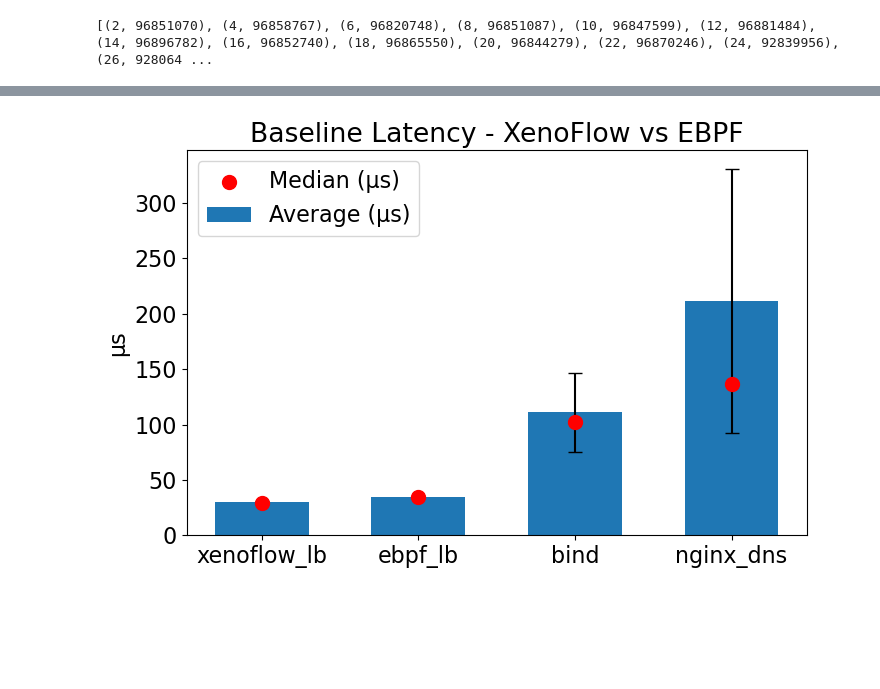
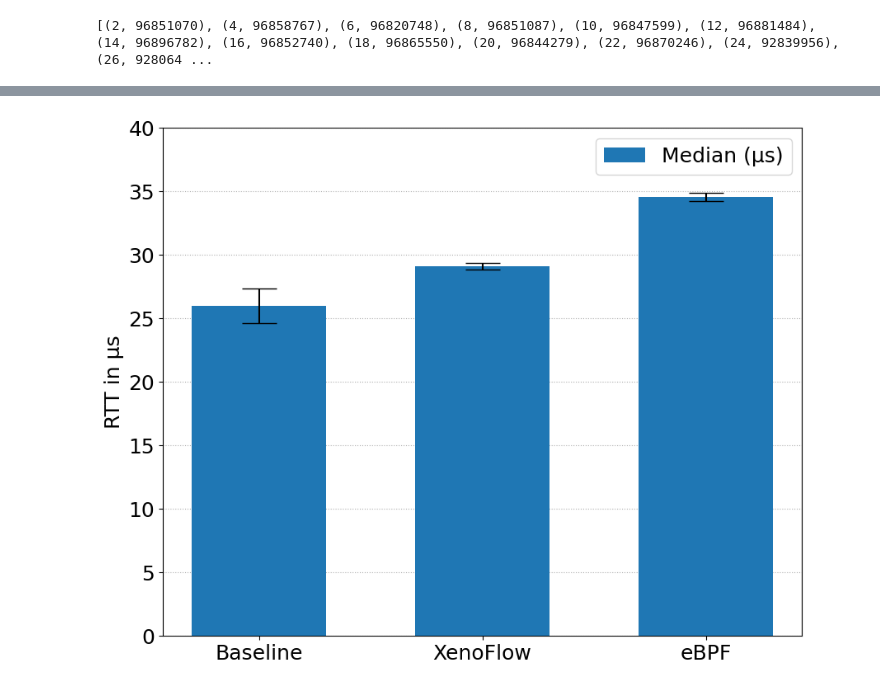
Before and after one commit to gespel/Bachelorarbeit, a Jupyter notebook: notebooks/paper.ipynb, the cells around one changed output, grey strips where cells are left out. Saved outputs shown, nothing was run; the diff lists cells and outputs as text; code cells hidden in the pictures; blank space fills up the shorter version.

```diff
--- a/notebooks/paper.ipynb
+++ b/notebooks/paper.ipynb
@@ -40,10 +40,10 @@ print(theoretical)
 
 plt.figure(figsize=(12, 8))
 plt.tight_layout()
-plt.rcParams.update({'font.size': 16})
+plt.rcParams.update({'font.size': 18})
 
 plt.plot(p_size, pps, "-s", label="Packetrate")
-plt.title("Relationship Between Packet Size and Packet Rate")
+#plt.title("Relationship Between Packet Size and Packet Rate")
 plt.xlabel("UDP Payload in Bytes")
 plt.ylabel("Packets/s")
 plt.xscale('log', base=2)
@@ -65,6 +65,7 @@ plt.plot(p_size[0:], theoretical, "--", label="Theoretical Maximum")
 
 plt.legend(loc="upper right")
 plt.grid(True)
+plt.tight_layout()
 plt.savefig("pps_pps.pdf")
 plt.show()
 # %% [output]
@@ -90,10 +91,10 @@ for m in data:
 
 theoretical = [(100*1000**3/8) for ps in p_size[0:]]
 print(theoretical)
-plt.rcParams.update({'font.size': 16})
+plt.rcParams.update({'font.size': 18})
 plt.figure(figsize=(12, 8))
 plt.plot(p_size, pps, "-s", label="Maximum Bandwidth")
-plt.title("Relationship Between Packet Size and Bandwidth")
+#plt.title("Relationship Between Packet Size and Bandwidth")
 plt.xlabel("UDP Payload in Bytes")
 plt.ylabel("Maximum Bandwith in Gbit/s")
 plt.xscale('log', base=2)
@@ -118,6 +119,7 @@ plt.plot(p_size[0:], theoretical, "--", label="Theoretical Maximum")
 
 plt.legend(loc="lower right")
 plt.grid(True)
+plt.tight_layout()
 plt.savefig("pps_bandwidth.pdf")
 plt.show()
 # %% [output]
@@ -228,17 +230,19 @@ for p in paketloss:
     x.append(p[0])
     y.append(p[1]*100)
 
+plt.rcParams.update({'font.size': 18})
 plt.figure(figsize=(10, 6))
 plt.grid(True)
 plt.plot(x, y, "-x", label="Paketloss in %")
-plt.title("Relationship Between LB Load and Paketloss")
+#plt.title("Relationship Between LB Load and Paketloss")
 plt.xlabel("Packets/s Load")
 tick_indecies = [0, 1, 2, 3, 4, 5, 10, 15, 16, 17, 18]
 plt.xticks([x[i] for i in tick_indecies], [f"{str(int(x[i]/1_000_000)) + " Mio."}" for i in tick_indecies], rotation=45)
 #plt.xticks(x, [str(int(val/1_000_000)) + " Mio." for val in x], rotation=45)
 plt.ylabel("Paketloss in %")
 plt.legend()
-plt.savefig("pps_paketloss.pdf", bbox_inches="tight")
+plt.tight_layout()
+plt.savefig("pps_paketloss.pdf")
 plt.show()
 # %% [output]
 [(15074875, 0.0), (30152323, 0.0), (45229374, 0.0), (60307326, 0.0), (75384399, 0.0), (90465807, 0.0), (91471770, 0.0), (92477930, 0.0), (93481860, 0.0), (94485335, 0.0), (95492131, 0.0), (96495199, 0 ...
@@ -246,40 +250,47 @@ plt.show()
 # %%
 data = [("xenoflow_lb", 29.136870), ("ebpf_lb", 34.698115), ("bind", 111.172597), ("nginx_dns", 211.496353)]
 
 import matplotlib.pyplot as plt
 import numpy as np
 
-labels = ["xenoflow_lb", "ebpf_lb", "bind", "nginx_dns"]
+labels = ["Baseline", "XenoFlow", "eBPF"]
 x = np.arange(len(labels))
 
 averages = [
-    np.mean([29.520194, 30.649768, 29.136870]),  # xenoflow_lb
+    25.825736,
+    np.mean([29.520194, 29.527040, 29.136870]),  # xenoflow_lb
     np.mean([34.835604, 35.025279, 34.698115]),  # ebpf_lb
-    111.172597,  # bind
-    211.496353   # nginx_dns
+#    111.172597,  # bind
+#    211.496353   # nginx_dns
 ]
 
 medians = [
+    25.987625,
     np.mean([29.087067, 29.087067, 29.087067]),  # xenoflow_lb
     np.mean([34.093857, 34.809113, 34.809113]),  # ebpf_lb
-    102.519989,  # bind
-    136.971474   # nginx_dns
+#    102.519989,  # bind
+#    136.971474   # nginx_dns
 ]
 
 stddevs = [
-    np.std([29.520194, 30.649768, 29.136870], ddof=1),  # xenoflow_lb
-    np.std([34.835604, 35.025279, 34.698115], ddof=1),  # ebpf_lb
-    35.756321,
-    119.529759
+    1.354865,
+    np.std([1.296268, 1.733186, 1.243285], ddof=1),  # xenoflow_lb
+    np.std([1.273546, 1.807213, 1.276924], ddof=1),  # ebpf_lb
+#    35.756321,
+#    119.529759
 ]
 
-plt.figure(figsize=(8,5))
-plt.bar(x, averages, width=0.6, yerr=stddevs, capsize=5, label='Average (µs)')
-plt.scatter(x, medians, color="red", label='Median (µs)', zorder=5, s=100)
-plt.xticks(x, labels)
-plt.ylabel('µs')
-plt.title('Baseline Latency - XenoFlow vs EBPF')
-plt.legend()
+fig, ax = plt.subplots(figsize=(10, 8))
+ax.set_axisbelow(True)
+ax.grid(True, axis='y', linestyle=':')
+
+ax.bar(x, medians, width=0.6, yerr=stddevs, capsize=15, label='Median (µs)')
+ax.set_xticks(x, labels)
+ax.set_ylim(0, 40)
+ax.set_ylabel('RTT in µs')
+#plt.title('Baseline Latency - XenoFlow vs EBPF')
+ax.legend()
+plt.savefig("rtt.pdf")
 plt.show()
 # %% [output]
-[figure, old version]
+[figure, new version]
```
Also changed, not shown: parts of 5 cells of this notebook, 5 other files.
